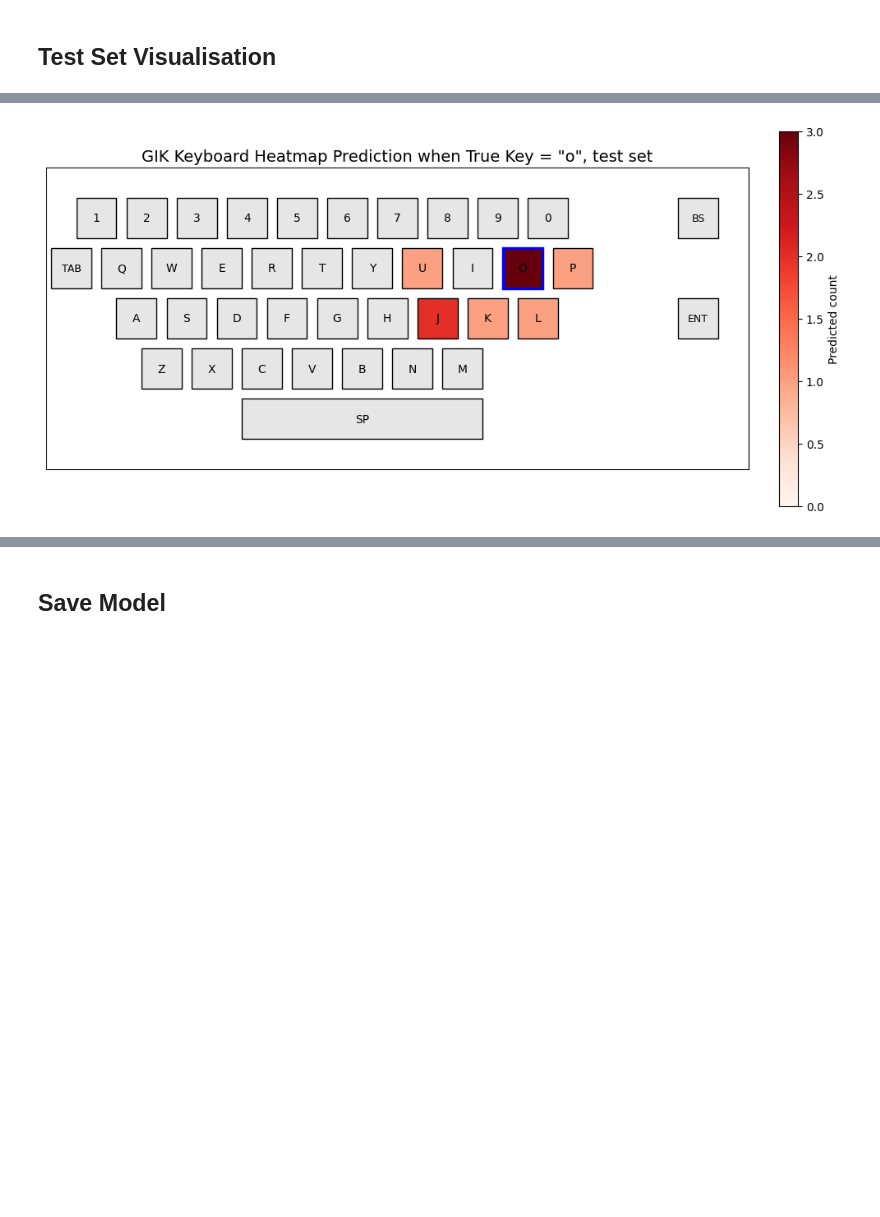
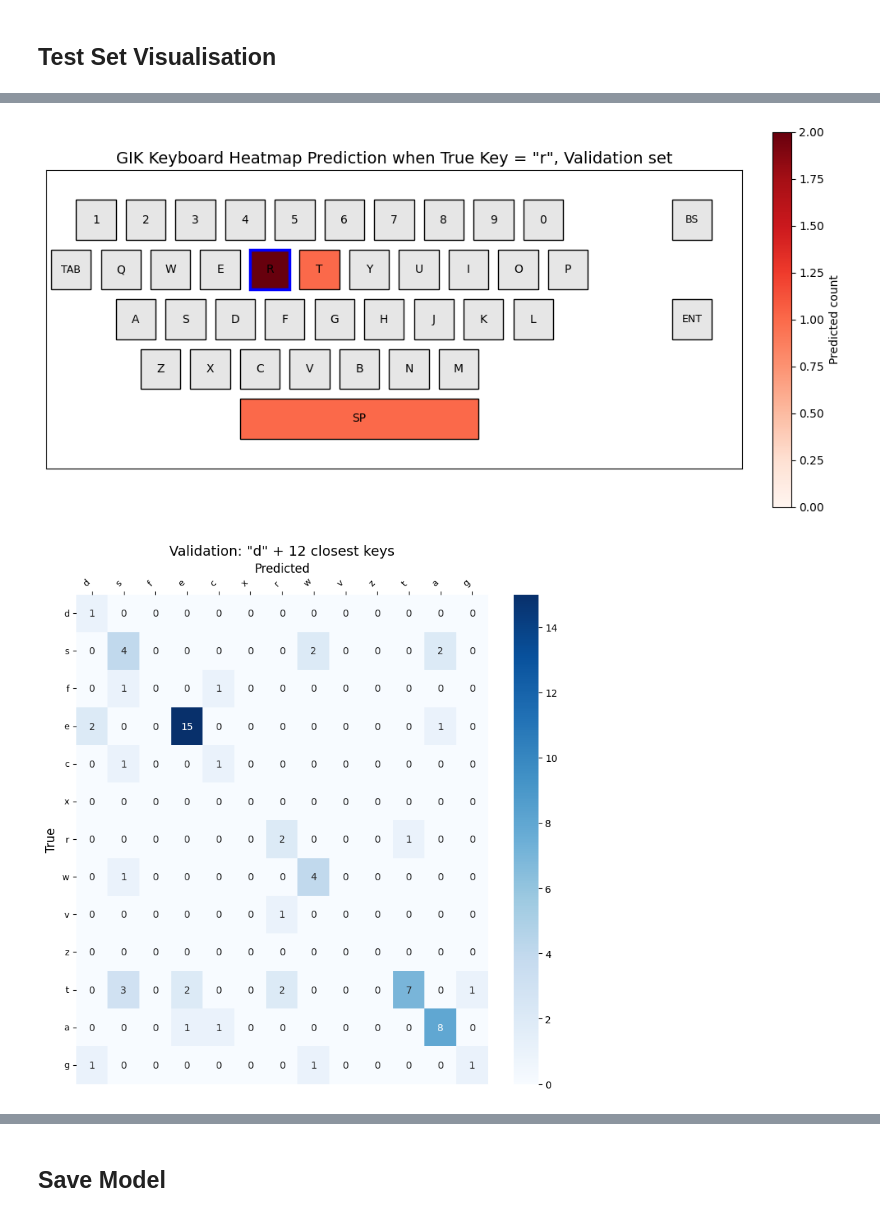
Before and after one commit to Perceptron-GIK/perceptron-gik, a Jupyter notebook: train_model.ipynb, the cells around one changed output, grey strips where cells are left out. Cells and saved outputs as stored; diff of their text form; code cells hidden in the pictures; blank space fills up the shorter version.

```diff
--- a/train_model.ipynb
+++ b/train_model.ipynb
@@ -118,3 +113,11 @@ Total Samples: 2476 | Input dim: 99 | Sources: 7
+# %%
+import os
+from src.pre_processing.reduce_dim import active_imu_only
+
+DATA_DIR = "data_right_all"
+PROCESSED_DATA_PATH = os.path.join(DATA_DIR, "processed_dataset.pt")
+
+active_imu_only(PROCESSED_DATA_PATH, False, True)
 # %%
 # Export to CSV for inspection (optional)
 export_dataset_to_csv(PROCESSED_DATA_PATH, DATA_DIR, include_features=True)
@@ -144,14 +147,12 @@ dataset = load_preprocessed_dataset(PROCESSED_DATA_PATH)
 print(f"Dataset: {len(dataset)} samples | Input dim: {dataset.input_dim}")
 
 # Create model
-model = create_model_auto_input_dim(
+model = create_model_from_dataset(
     dataset,
     model_type=CONFIG['model_type'],
-    hidden_dim_inner_model=CONFIG['hidden_dim_inner_model'],
-    hidden_dim_classification_head=CONFIG['hidden_dim_classification_head'],
-    no_layers_classification_head=CONFIG['num_layers'],
-    dropout_inner_layers=CONFIG['dropout'],
-    inner_model_kwargs=CONFIG['inner_model_prams']
+    hidden_dim=CONFIG['hidden_dim'],
+    num_layers=CONFIG['num_layers'],
+    dropout=CONFIG['dropout'],
 )
 
 # Print model architecture
@@ -189,8 +190,8 @@ trainer = GIKTrainer(
     batch_size=CONFIG['batch_size'],
     learning_rate=CONFIG['learning_rate'],
     device=DEVICE,
-    loss=CONFIG.get('loss'),
-    loss_kwargs=CONFIG.get('loss_params')
+    use_focal_loss=CONFIG.get('use_focal_loss', False),
+    focal_gamma=CONFIG.get('focal_gamma', 2.0)
 )
 
 history = trainer.train(
@@ -690,14 +694,15 @@ plot_virtual_keyboard_heatmap(cm_orig, 'k', 'Test')
 # %%
 cm_orig_val = compute_confusion_matrix_40x40(trainer.val_dataset, model, DEVICE)
 
 #plot_confusion_matrix_40x40(cm_orig, 'Test')
 
-plot_virtual_keyboard_heatmap(cm_orig_val, 'o', 'test')
+plot_virtual_keyboard_heatmap(cm_orig_val, 'r', 'Validation')
 
-# neighbours_a_val, cm_a_val = plot_anchor_with_closest_neighbours(cm_orig_val, 'd', 'Validation', k_neighbours=12)
+neighbours_a_val, cm_a_val = plot_anchor_with_closest_neighbours(cm_orig_val, 'd', 'Validation', k_neighbours=12)
 
-# neighbours_g_val, cm_g_val = plot_anchor_with_closest_neighbours(cm_orig_val, 'g', 'Validation', k_neighbours=20)
+neighbours_g_val, cm_g_val = plot_anchor_with_closest_neighbours(cm_orig_val, 'g', 'Validation', k_neighbours=20)
 
-# neighbours_l_val, cm_l_val = plot_anchor_with_closest_neighbours(cm_orig_val, 'l', 'Validation', k_neighbours=13)
+neighbours_l_val, cm_l_val = plot_anchor_with_closest_neighbours(cm_orig_val, 'l', 'Validation', k_neighbours=13)
 # %% [output]
-[figure, old version]
+[figure, new version]
+[figure, added]
```
Also changed, not shown: parts of 14 cells of this notebook, 1 other file.
